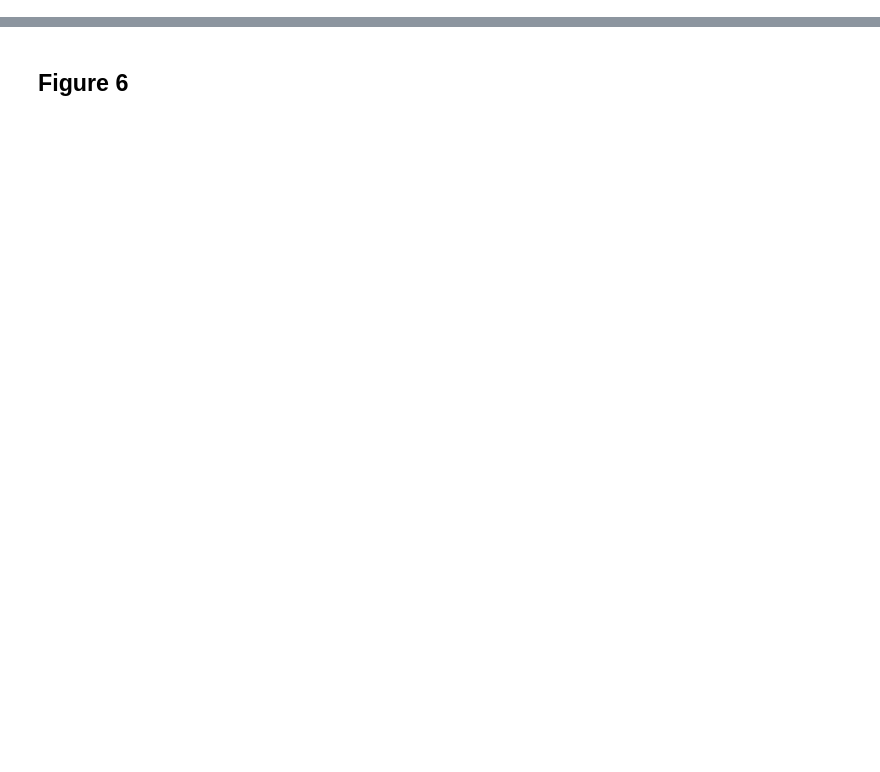
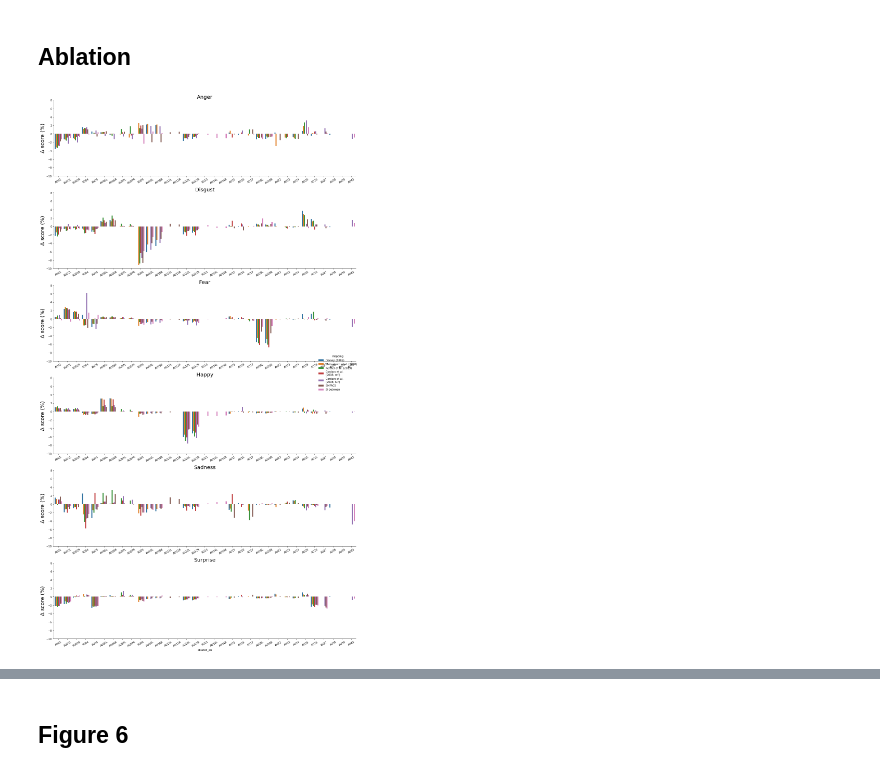
Before and after one commit to lukassnoek/hypothesis-kernel-analysis, a Jupyter notebook: notebooks/figures.ipynb, the cells around one changed output, grey strips where cells are left out. Drawn from its saved outputs; the diff is of its cells as text; code cells hidden in the pictures; blank space fills up the shorter version.

Commit message:
Update after ablation analysis

```diff
--- a/notebooks/figures.ipynb
+++ b/notebooks/figures.ipynb
@@ -275,0 +269,16 @@ plt.savefig('Figure5b.png')
+# %% [markdown]
+## Ablation
+# %%
+df_abl = pd.read_csv('../results/scores_ablation.tsv', sep='\t', index_col=0)
+df_abl = df_abl.replace(map2leg)
+g = sns.catplot(x='ablated_au', y='score', data=df_abl, row='emotion', hue='mapping',
+                kind="bar", aspect=3, height=5, ci=None, sharex=False)
+g.set_xticklabels(rotation=30)
+for i in range(len(g.axes)):
+    g.axes[i, 0].set_ylabel(r'$\Delta$ score (%)', fontsize=20)
+    g.axes[i, 0].set_ylim(-10, 8)
+    g.axes[i, 0].set_title(emo_names[i].capitalize(), fontsize=20)
+
+g.fig.tight_layout()
+# %% [output]
+[figure, added]
```
Also changed, not shown: parts of 32 cells of this notebook, 43 other files.
